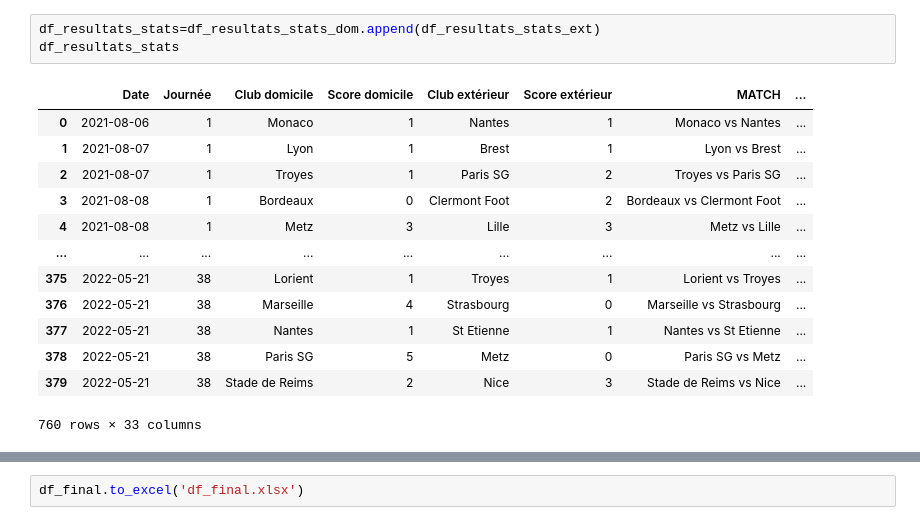
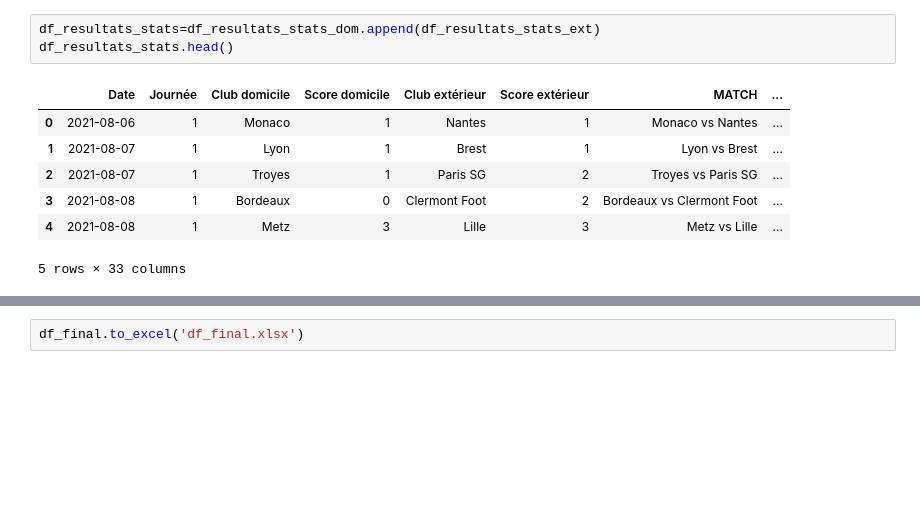
Before and after one commit to Donolef/Ligue_01, a Jupyter notebook: 02_Jupyter/Ligue_1.ipynb, the cells around one changed output, grey strips where cells are left out. Drawn from its saved outputs; the diff is of its cells as text; blank space fills up the shorter version.

```diff
--- a/02_Jupyter/Ligue_1.ipynb
+++ b/02_Jupyter/Ligue_1.ipynb
@@ -65,20 +96,14 @@ df_resultats_stats_ext
 # %%
 df_resultats_stats=df_resultats_stats_dom.append(df_resultats_stats_ext)
-df_resultats_stats
+df_resultats_stats.head()
 # %% [output]
 |  | Date | Journée | Club domicile | Score domicile | Club extérieur | Score extérieur | MATCH | ... |
 | 0 | 2021-08-06 | 1 | Monaco | 1 | Nantes | 1 | Monaco vs Nantes | ... |
 | 1 | 2021-08-07 | 1 | Lyon | 1 | Brest | 1 | Lyon vs Brest | ... |
 | 2 | 2021-08-07 | 1 | Troyes | 1 | Paris SG | 2 | Troyes vs Paris SG | ... |
 | 3 | 2021-08-08 | 1 | Bordeaux | 0 | Clermont Foot | 2 | Bordeaux vs Clermont Foot | ... |
 | 4 | 2021-08-08 | 1 | Metz | 3 | Lille | 3 | Metz vs Lille | ... |
-| ... | ... | ... | ... | ... | ... | ... | ... | ... |
-| 375 | 2022-05-21 | 38 | Lorient | 1 | Troyes | 1 | Lorient vs Troyes | ... |
-| 376 | 2022-05-21 | 38 | Marseille | 4 | Strasbourg | 0 | Marseille vs Strasbourg | ... |
-| 377 | 2022-05-21 | 38 | Nantes | 1 | St Etienne | 1 | Nantes vs St Etienne | ... |
-| 378 | 2022-05-21 | 38 | Paris SG | 5 | Metz | 0 | Paris SG vs Metz | ... |
-| 379 | 2022-05-21 | 38 | Stade de Reims | 2 | Nice | 3 | Stade de Reims vs Nice | ... |
-760 rows × 33 columns
+5 rows × 33 columns
 # %%
 df_classement_budget=df_classement.merge(jonction_budget, how='left')
 df_classement_budget=df_classement_budget.drop(["BUDGET"],axis=1)
```
Also changed, not shown: parts of 8 cells of this notebook.
